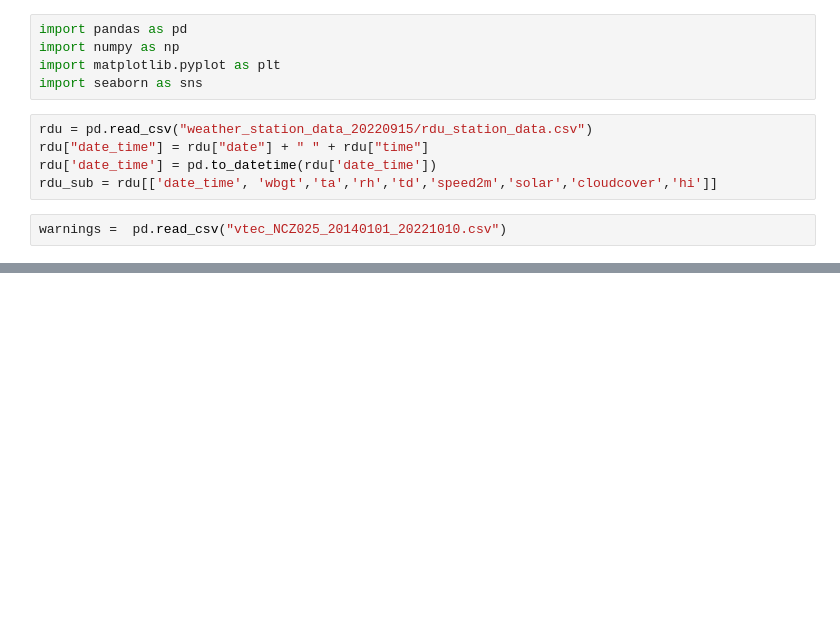
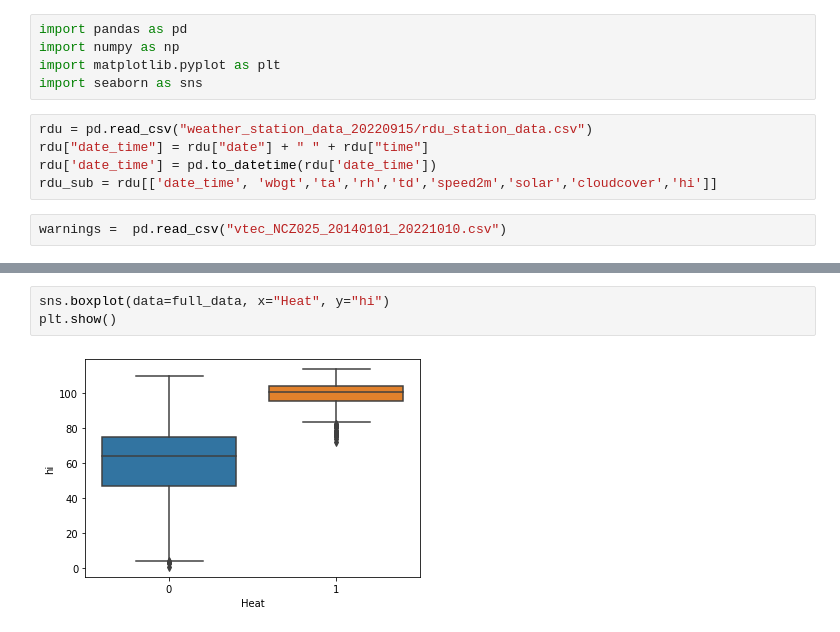
Before and after one commit to jacdu/portfolio_ml_proj, a Jupyter notebook: Warnings_EDA.ipynb, the cells around one changed output, grey strips where cells are left out. Cells and saved outputs as stored; diff of their text form; blank space fills up the shorter version.

```diff
--- a/Warnings_EDA.ipynb
+++ b/Warnings_EDA.ipynb
@@ -37,0 +100,5 @@ heat_warnings
+# %%
+sns.boxplot(data=full_data, x="Heat", y="hi")
+plt.show()
+# %% [output]
+[figure, added]
```
Also changed, not shown: parts of 19 cells of this notebook.
